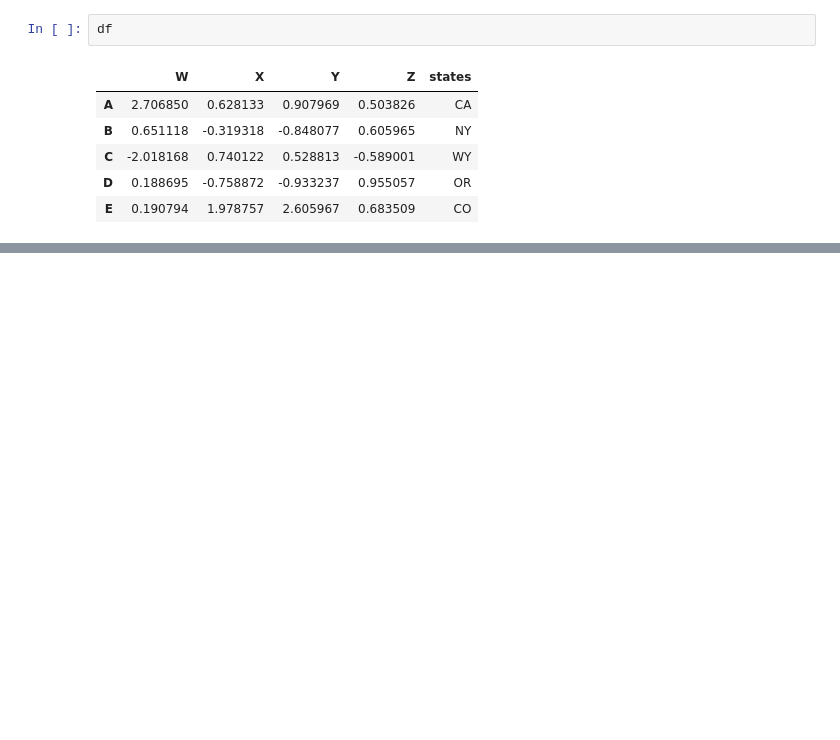
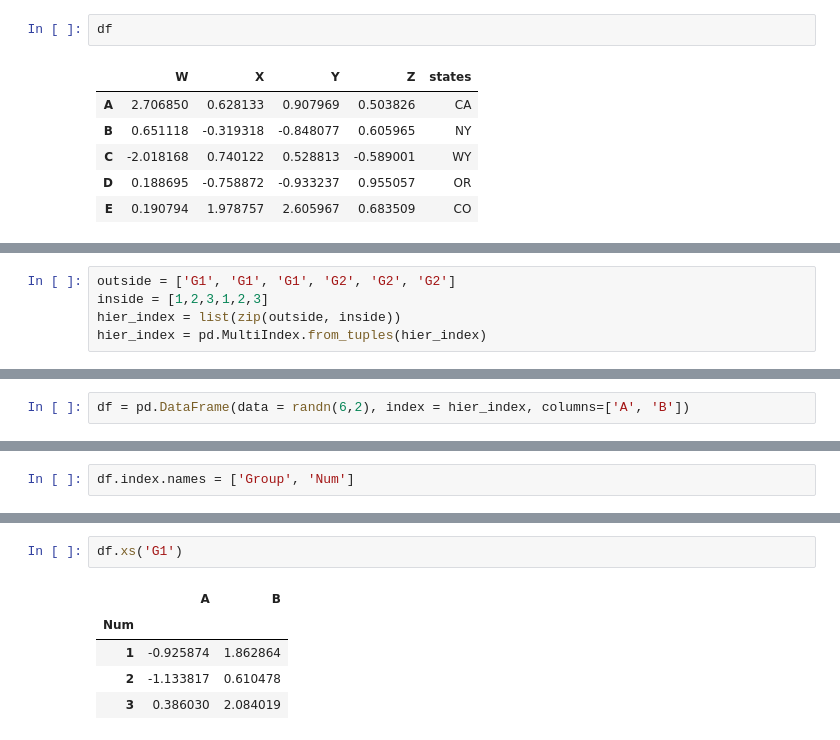
Before and after one commit to Sayeed843/Python-for-DS-ML, a Jupyter notebook: python-pandas/pandas-overview.ipynb, the cells around one changed output, grey strips where cells are left out. Drawn from its saved outputs; the diff is of its cells as text; blank space fills up the shorter version.

```diff
--- a/python-pandas/pandas-overview.ipynb
+++ b/python-pandas/pandas-overview.ipynb
@@ -513,0 +534,5 @@ df
+# %%
+outside = ['G1', 'G1', 'G1', 'G2', 'G2', 'G2']
+inside = [1,2,3,1,2,3]
+hier_index = list(zip(outside, inside))
+hier_index = pd.MultiIndex.from_tuples(hier_index)
@@ -513,0 +553,2 @@ df
+# %%
+df = pd.DataFrame(data = randn(6,2), index = hier_index, columns=['A', 'B'])
@@ -513,0 +619,2 @@ df
+# %%
+df.index.names = ['Group', 'Num']
@@ -513,0 +643,8 @@ df
+# %%
+df.xs('G1')
+# %% [output]
+|  | A | B |
+| Num |  |  |
+| 1 | -0.925874 | 1.862864 |
+| 2 | -1.133817 | 0.610478 |
+| 3 | 0.386030 | 2.084019 |
```
Also changed, not shown: parts of 24 cells of this notebook.
